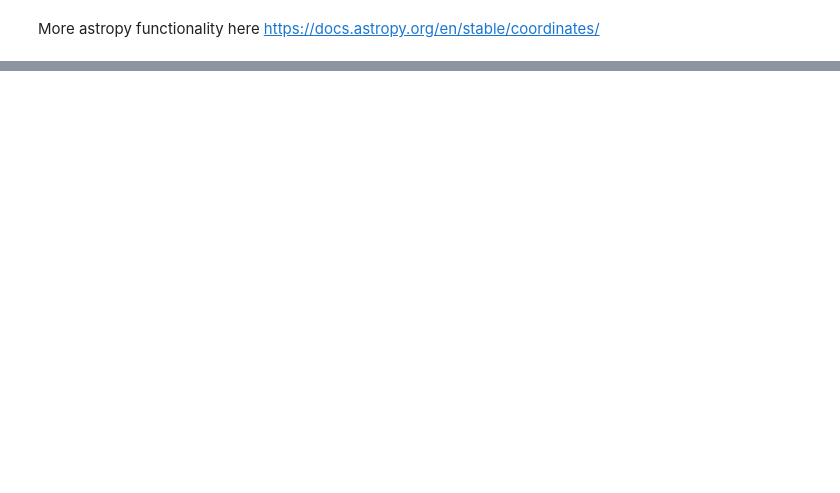
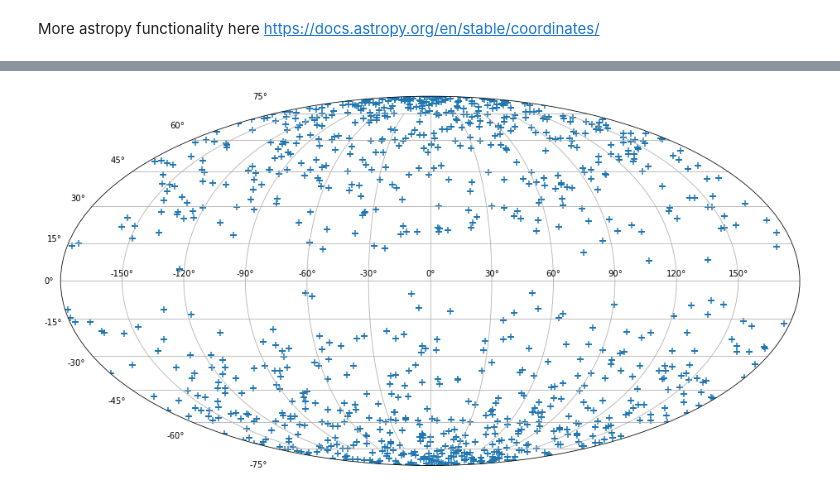
Before and after one commit to fipanther/Sphere, a Jupyter notebook: 1-genrandomsphere.py.ipynb, the cells around one changed output, grey strips where cells are left out. Drawn from its saved outputs; the diff is of its cells as text; code cells hidden in the pictures; blank space fills up the shorter version.

Commit message:
added code to gen dipole points

```diff
--- a/1-genrandomsphere.py.ipynb
+++ b/1-genrandomsphere.py.ipynb
@@ -78,2 +78,35 @@ print(angles_deg)
 # %% [markdown]
 More astropy functionality here https://docs.astropy.org/en/stable/coordinates/
+# %%
+#spherical harmonics
+
+import matplotlib.pyplot as plt
+from matplotlib import cm, colors
+from mpl_toolkits.mplot3d import Axes3D
+import numpy as np
+from scipy.special import sph_harm
+
+x = np.linspace(-np.pi, np.pi, 100)
+y = np.linspace(-np.pi/2, np.pi/2, 100)
+X, Y = np.meshgrid(x, y)
+
+# Spherical coordinate arrays derived from x, y
+# Necessary conversions to get Mollweide right
+phi = x.copy()    # physical copy
+phi[x < 0] = 2 * np.pi + x[x<0]
+theta = np.pi/2 - y
+PHI, THETA = np.meshgrid(phi, theta)
+
+l, m = 1, 0
+
+# take the absolute value so that it is an actual dipole
+SH_SP = abs(sph_harm(m,l, PHI, THETA).real)
+
+# The Cartesian coordinates of the unit sphere
+fig, ax = plt.subplots(subplot_kw=dict(projection='mollweide'), figsize=(10,8))
+im = ax.pcolormesh(X, Y , SH_SP)
+ax.grid()
+fig.colorbar(im, orientation='horizontal');
+
+#every pixel is a weight of how likely you are to see a source in that pixel
+#
@@ -79,0 +196,9 @@ More astropy functionality here https://docs.astropy.org/en/stable/coordinates/
+# %%
+# plot the sky positions you have generated
+fig = plt.figure(figsize=(16, 12))
+ax = fig.add_subplot(111, projection="mollweide")
+ax.scatter(angles[:,0], angles[:,1], marker='+', s=50)
+ax.grid(True)
+plt.savefig('skydirections.png')
+# %% [output]
+[figure, added]
```
Also changed, not shown: parts of 7 cells of this notebook.
